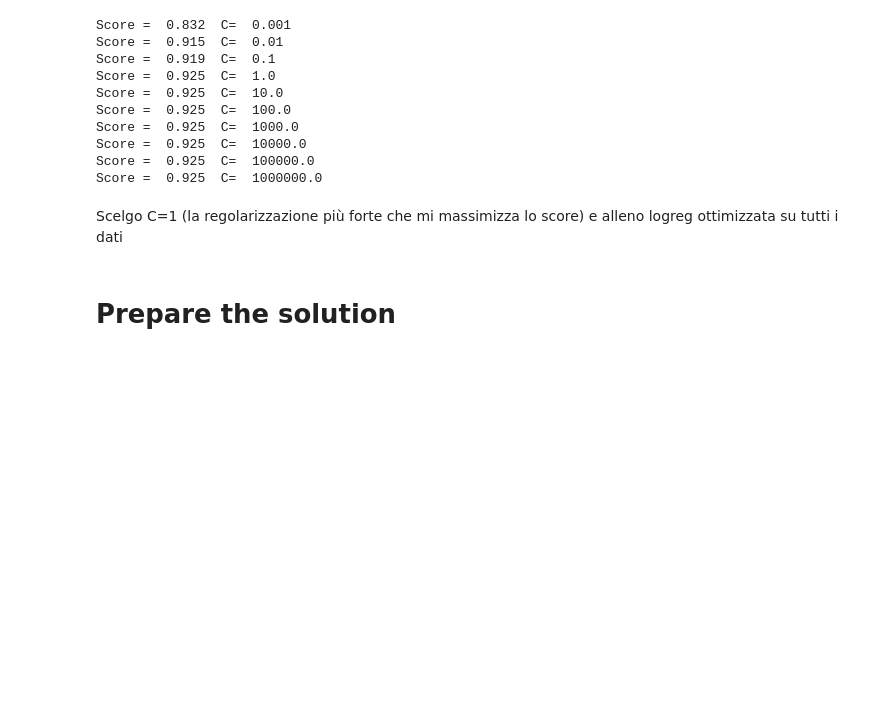
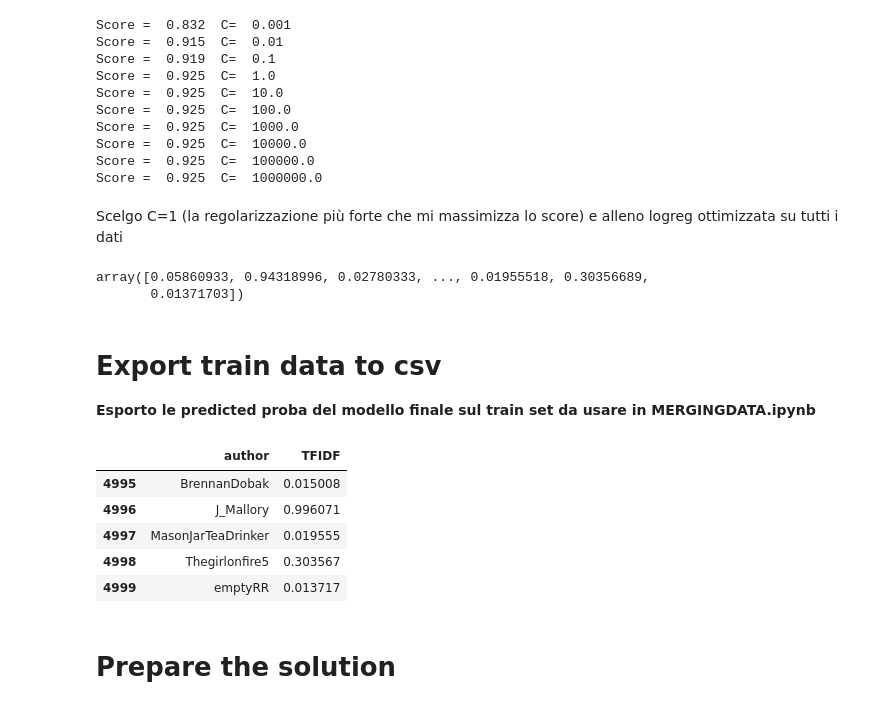
Before and after one commit to jackdeandrea/DataMiningChallenge2020, a Jupyter notebook: PROVASBRDDTS.ipynb, the cells around one changed output. Cells and saved outputs as stored; diff of their text form; code cells hidden in the pictures; blank space fills up the shorter version.

```diff
--- a/PROVASBRDDTS.ipynb
+++ b/PROVASBRDDTS.ipynb
@@ -6,7 +12,7 @@ Populating the interactive namespace from numpy and matplotlib
 # %% [markdown]
 # Load the train data
 # %%
-train_data = pd.read_csv('/home/gdeandrea/Scrivania/UNI/Data Mining/DataCulo/INT0911_2019/Kaggle data/datamining2019/train_data.csv.gz', compression="gzip", encoding="utf8")
+train_data = pd.read_csv('/home/gdeandrea/Scrivania/UNI/Data Mining/ESAME2020/Kaggle data/train_data.csv', encoding="utf8")
 # %%
 train_data.head()
 #shape(train_data)
@@ -22,7 +28,7 @@ train_data.author.unique().shape
 # %% [output]
 (5000,)
 # %%
-target = pd.read_csv('/home/gdeandrea/Scrivania/UNI/Data Mining/DataCulo/INT0911_2019/Kaggle data/datamining2019/train_target.csv')
+target = pd.read_csv('/home/gdeandrea/Scrivania/UNI/Data Mining/ESAME2020/Kaggle data/train_target.csv')
 # %%
 target.head()
 # %% [output]
@@ -534,3 +540,22 @@ Score =  0.925  C=  1000000.0
 Scelgo C=1 (la regolarizzazione più forte che mi massimizza lo score) e alleno logreg ottimizzata su tutti i dati
 # %%
 LRFINALE=LogisticRegression(solver='liblinear', C=1).fit(PTOT,y)
+predictions_output = LRFINALE.predict_proba(PTOT)[:,1]
+predictions_output
+# %% [output]
+array([0.05860933, 0.94318996, 0.02780333, ..., 0.01955518, 0.30356689,
+       0.01371703])
+# %% [markdown]
+# Export train data to csv
+**Esporto le predicted proba del modello finale sul train set da usare in MERGINGDATA.ipynb**
+# %%
+SBRDDTS_train_output = pd.DataFrame({"author":train_data.author.unique(), "SBRDDTS":predictions_output})
+#SBRDDTS_train_output.head()
+SBRDDTS_train_output.tail()
+# %% [output]
+|  | author | TFIDF |
+| 4995 | BrennanDobak | 0.015008 |
+| 4996 | J_Mallory | 0.996071 |
+| 4997 | MasonJarTeaDrinker | 0.019555 |
+| 4998 | Thegirlonfire5 | 0.303567 |
+| 4999 | emptyRR | 0.013717 |
```
Also changed, not shown: parts of 9 cells of this notebook, 2 other files.
